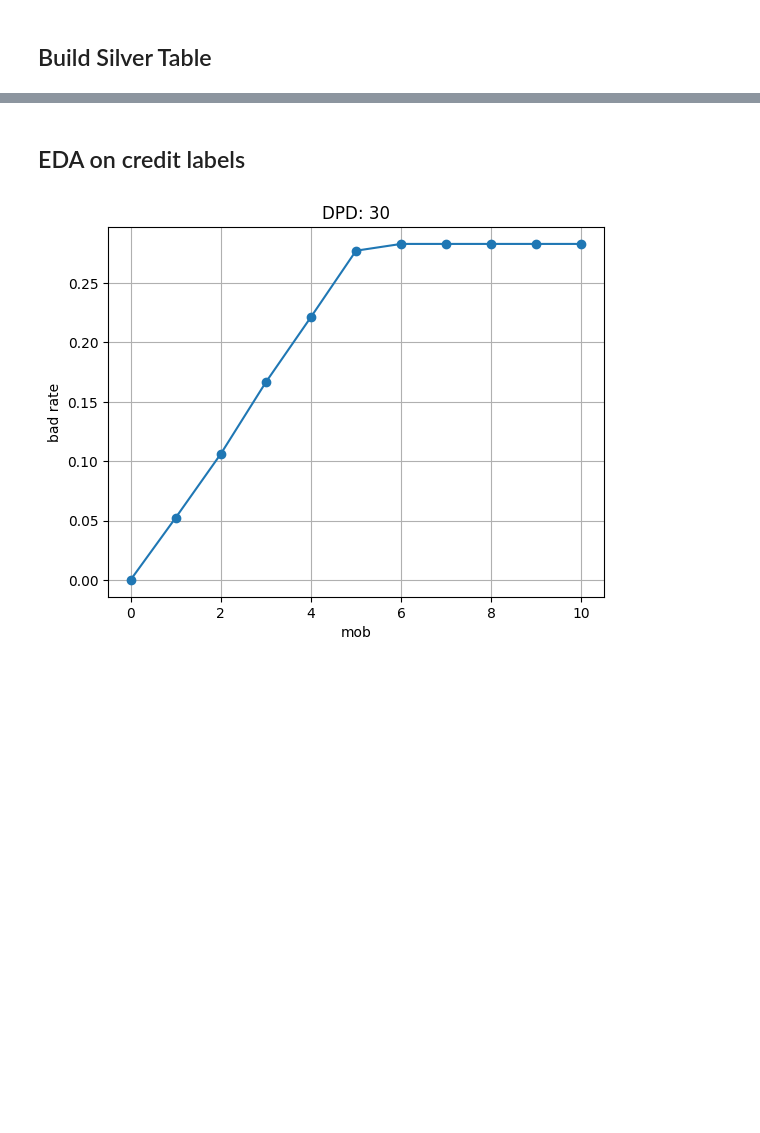
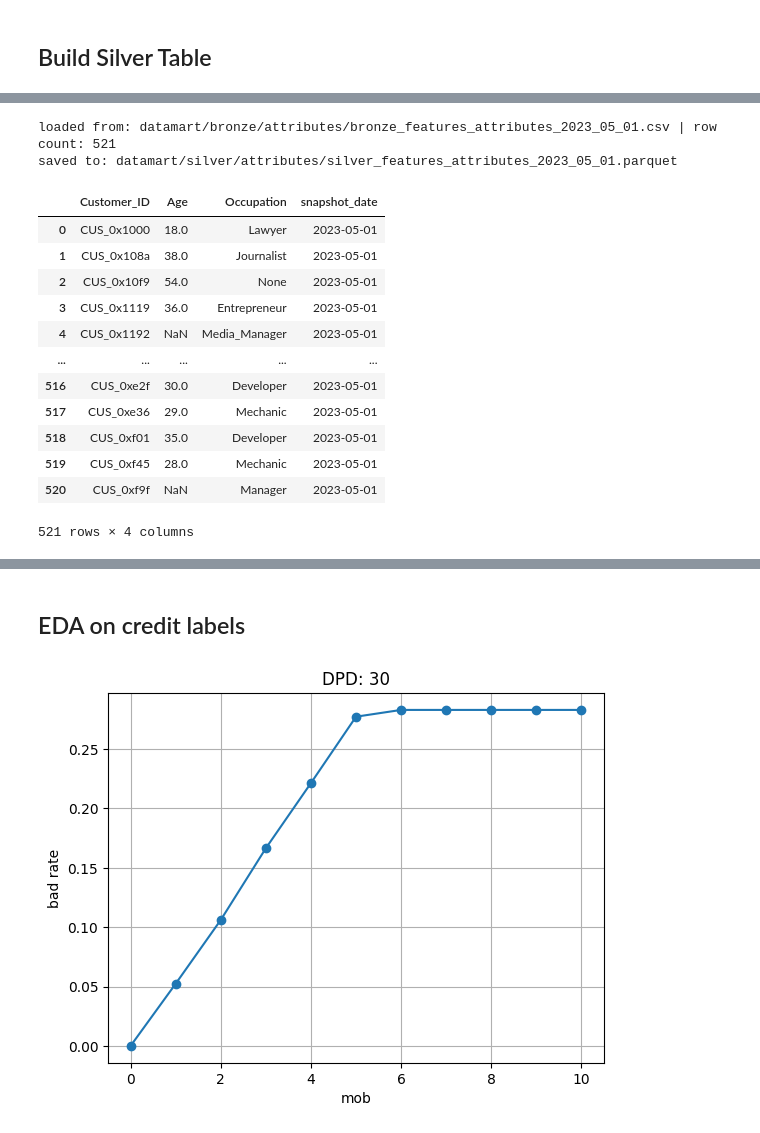
Before and after one commit to haunk/MITB_MLE_2026, a Jupyter notebook: assignment_1/data_processing_main.ipynb, the cells around one changed output, grey strips where cells are left out. Saved outputs shown, nothing was run; the diff lists cells and outputs as text; code cells hidden in the pictures; blank space fills up the shorter version.

```diff
--- a/assignment_1/data_processing_main.ipynb
+++ b/assignment_1/data_processing_main.ipynb
@@ -168,0 +235,11 @@ saved to: datamart/silver/loan_daily/silver_loan_daily_2024_12_01.parquet
+# %%
+# Silver backfill for attributes table.
+
+silver_attributes_directory = "datamart/silver/attributes/"
+if not os.path.exists(silver_attributes_directory):
+    os.makedirs(silver_attributes_directory)
+
+for date_str in dates_str_lst:
+    utils.data_processing_silver_attributes.process_silver_attributes(
+        date_str, bronze_attributes_directory, silver_attributes_directory, spark
+    )
@@ -168,0 +264,20 @@ saved to: datamart/silver/loan_daily/silver_loan_daily_2024_12_01.parquet
+# %%
+# Check Silver attributes
+date_str = "2023-05-01"
+utils.data_processing_silver_attributes.process_silver_attributes(date_str, bronze_attributes_directory, silver_attributes_directory, spark).toPandas()
+# %% [output]
+loaded from: datamart/bronze/attributes/bronze_features_attributes_2023_05_01.csv | row count: 521
+saved to: datamart/silver/attributes/silver_features_attributes_2023_05_01.parquet
+|  | Customer_ID | Age | Occupation | snapshot_date |
+| 0 | CUS_0x1000 | 18.0 | Lawyer | 2023-05-01 |
+| 1 | CUS_0x108a | 38.0 | Journalist | 2023-05-01 |
+| 2 | CUS_0x10f9 | 54.0 | None | 2023-05-01 |
+| 3 | CUS_0x1119 | 36.0 | Entrepreneur | 2023-05-01 |
+| 4 | CUS_0x1192 | NaN | Media_Manager | 2023-05-01 |
+| ... | ... | ... | ... | ... |
+| 516 | CUS_0xe2f | 30.0 | Developer | 2023-05-01 |
+| 517 | CUS_0xe36 | 29.0 | Mechanic | 2023-05-01 |
+| 518 | CUS_0xf01 | 35.0 | Developer | 2023-05-01 |
+| 519 | CUS_0xf45 | 28.0 | Mechanic | 2023-05-01 |
+| 520 | CUS_0xf9f | NaN | Manager | 2023-05-01 |
+521 rows × 4 columns
```
Also changed, not shown: parts of 20 cells of this notebook, 7 other files.
